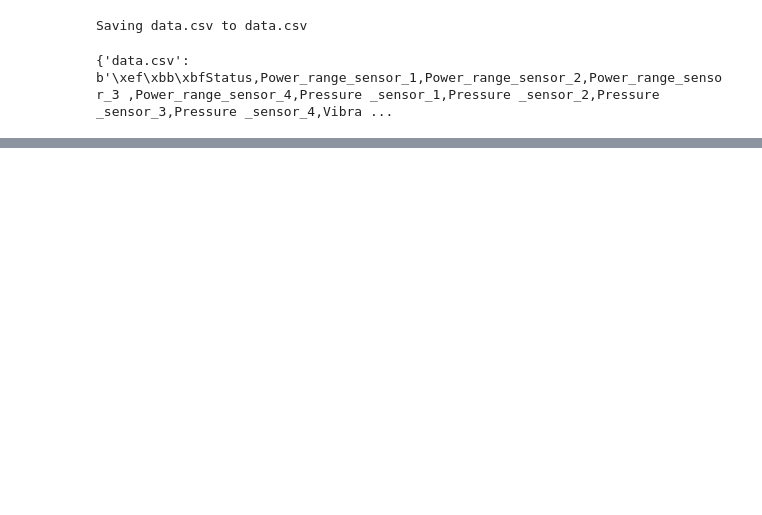
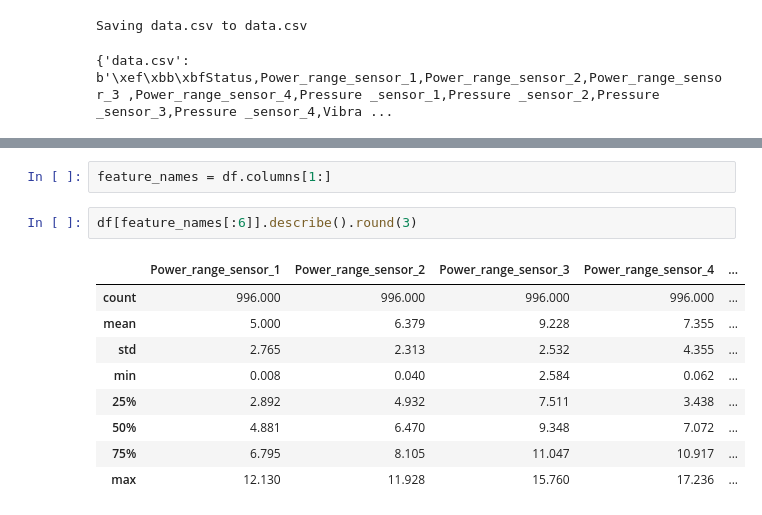
Before and after one commit to animaviridis/dmv-practicals, a Jupyter notebook: assessment/assignment2/task2.ipynb, the cells around one changed output, grey strips where cells are left out. Drawn from its saved outputs; the diff is of its cells as text; blank space fills up the shorter version.

```diff
--- a/assessment/assignment2/task2.ipynb
+++ b/assessment/assignment2/task2.ipynb
@@ -76,0 +57,14 @@ dtype: int64
+# %%
+feature_names = df.columns[1:]
+# %%
+df[feature_names[:6]].describe().round(3)
+# %% [output]
+|  | Power_range_sensor_1 | Power_range_sensor_2 | Power_range_sensor_3 | Power_range_sensor_4 | ... |
+| count | 996.000 | 996.000 | 996.000 | 996.000 | ... |
+| mean | 5.000 | 6.379 | 9.228 | 7.355 | ... |
+| std | 2.765 | 2.313 | 2.532 | 4.355 | ... |
+| min | 0.008 | 0.040 | 2.584 | 0.062 | ... |
+| 25% | 2.892 | 4.932 | 7.511 | 3.438 | ... |
+| 50% | 4.881 | 6.470 | 9.348 | 7.072 | ... |
+| 75% | 6.795 | 8.105 | 11.047 | 10.917 | ... |
+| max | 12.130 | 11.928 | 15.760 | 17.236 | ... |
```
Also changed, not shown: parts of 19 cells of this notebook.
